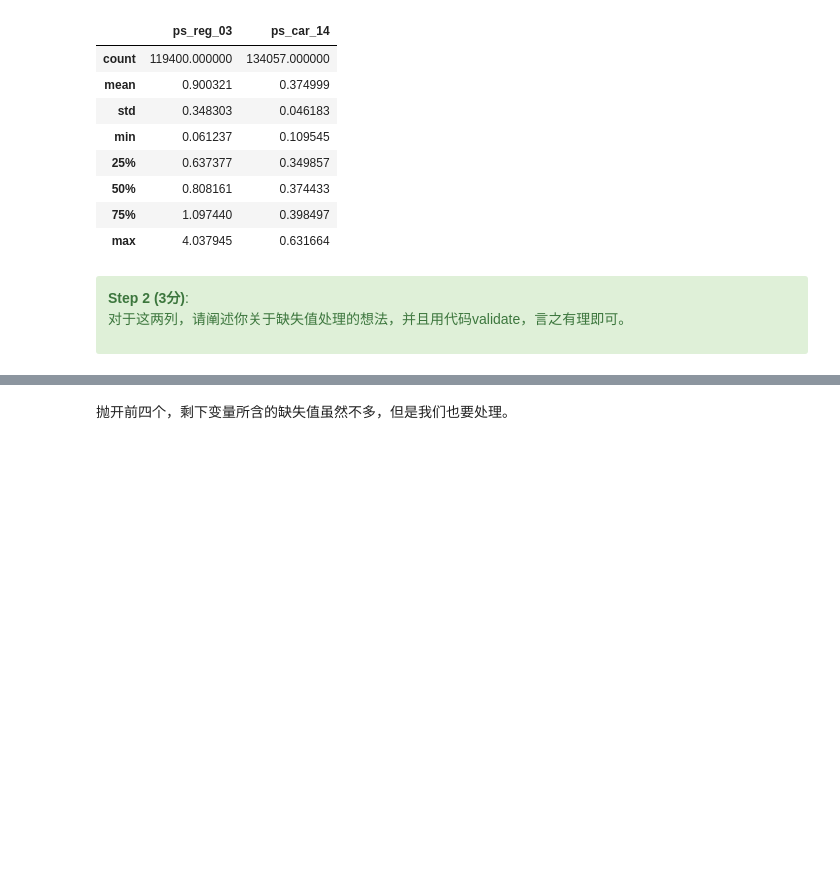
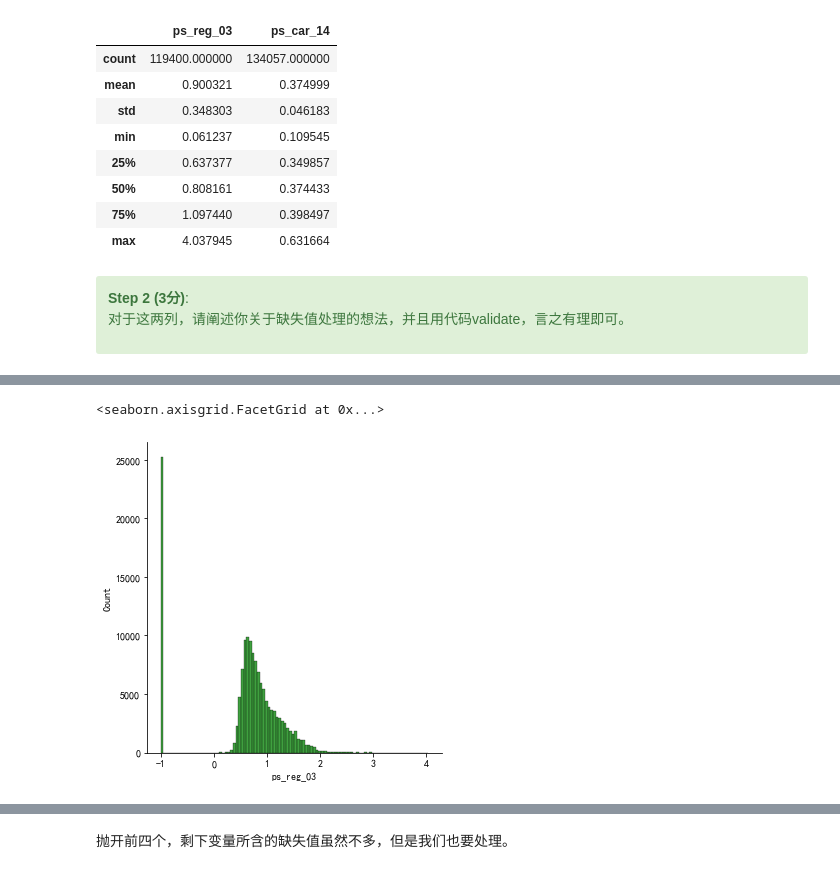
Before and after one commit to lydia0423/Kaggle, a Jupyter notebook: Kaggle 1/第三阶段_数据分析&挖掘/Phase3_Data_analysis&mining.ipynb, the cells around one changed output, grey strips where cells are left out. Saved outputs shown, nothing was run; the diff lists cells and outputs as text; code cells hidden in the pictures; blank space fills up the shorter version.

```diff
--- a/Kaggle 1/第三阶段_数据分析&挖掘/Phase3_Data_analysis&mining.ipynb
+++ b/Kaggle 1/第三阶段_数据分析&挖掘/Phase3_Data_analysis&mining.ipynb
@@ -482,0 +461,6 @@ train_balanced[['ps_reg_03','ps_car_14']].replace(-1,np.nan).describe()
+# %%
+# 你的答案
+sns.displot(train_balanced['ps_reg_03'], color= 'g', bins= 100)
+# %% [output]
+<seaborn.axisgrid.FacetGrid at 0x...>
+[figure, added]
```
Also changed, not shown: parts of 21 cells of this notebook, 2 other files.
